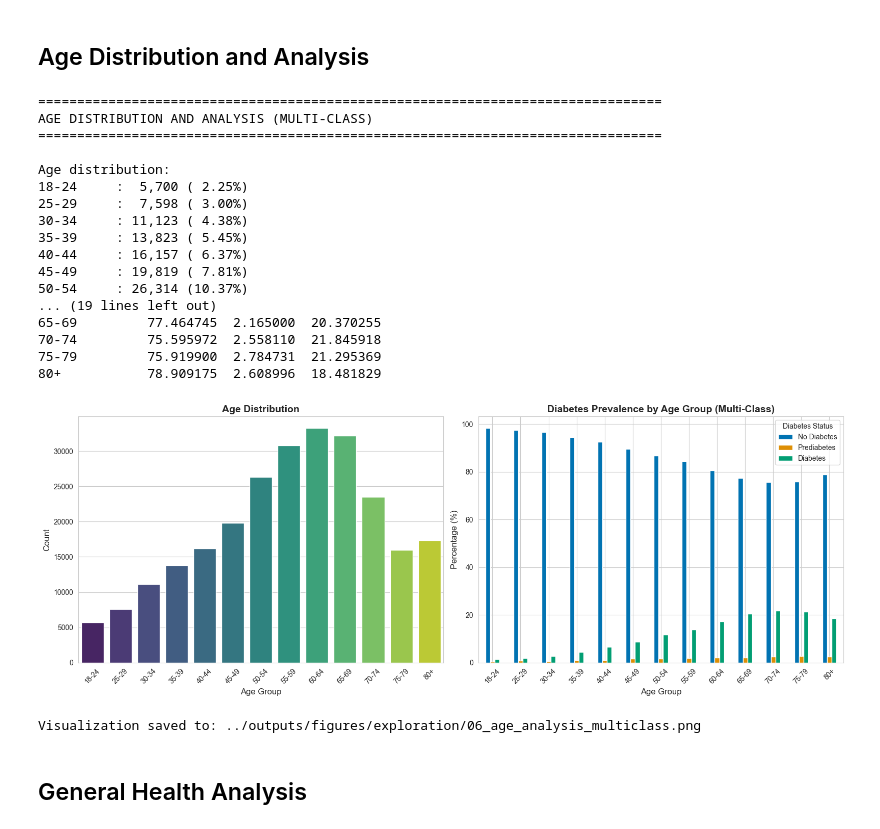
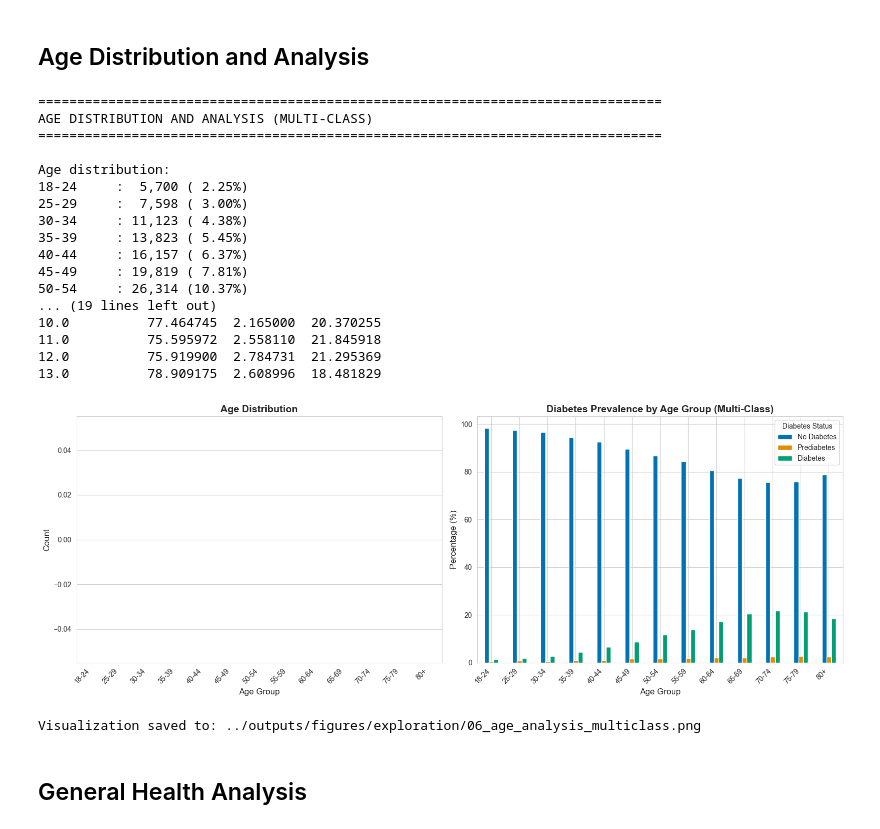
Before and after one commit to eyyuboeztuerk-arch/diabetes-multiclass-project, a Jupyter notebook: notebooks/01_exploration.ipynb, the cells around one changed output. Cells and saved outputs as stored; diff of their text form; code cells hidden in the pictures.

```diff
--- a/notebooks/01_exploration.ipynb
+++ b/notebooks/01_exploration.ipynb
@@ -837,27 +984,17 @@ print("\n" + "="*80)
 print("AGE DISTRIBUTION AND ANALYSIS (MULTI-CLASS)")
 print("="*80)
 
-# Age mapping
-age_mapping = {
-    1: '18-24', 2: '25-29', 3: '30-34', 4: '35-39',
-    5: '40-44', 6: '45-49', 7: '50-54', 8: '55-59',
-    9: '60-64', 10: '65-69', 11: '70-74', 12: '75-79',
-    13: '80+'
-}
-
-df['Age_Group'] = df['Age'].map(age_mapping)
-
 # Age distribution
-age_counts = df['Age_Group'].value_counts().sort_index()
-age_pct = df['Age_Group'].value_counts(normalize=True).sort_index() * 100
+age_counts = df['Age'].value_counts().sort_index()
+age_pct = df['Age'].value_counts(normalize=True).sort_index() * 100
 
 print("\nAge distribution:")
-for age_group in age_mapping.values():
-    if age_group in age_counts.index:
-        print(f"{age_group:10s}: {age_counts[age_group]:6,} ({age_pct[age_group]:5.2f}%)")
+for age_code in sorted(df['Age'].cat.categories.astype(int)):
+    if age_code in age_counts.index:
+        print(f"{LABEL_MAPPING['Age'][age_code]:10s}: {age_counts[age_code]:6,} ({age_pct[age_code]:5.2f}%)")
 
 # Diabetes prevalence by age (MULTI-CLASS)
-age_diabetes = pd.crosstab(df['Age_Group'], df['Diabetes_012'], normalize='index') * 100
+age_diabetes = pd.crosstab(df['Age'], df['Diabetes_012'], normalize='index') * 100
 
 print("\nDiabetes prevalence by age group (%):")
 print(age_diabetes)
@@ -875,41 +1012,39 @@ Age distribution:
 45-49     : 19,819 ( 7.81%)
 50-54     : 26,314 (10.37%)
 ... (19 lines left out)
-65-69         77.464745  2.165000  20.370255
-70-74         75.595972  2.558110  21.845918
-75-79         75.919900  2.784731  21.295369
-80+           78.909175  2.608996  18.481829
+10.0          77.464745  2.165000  20.370255
+11.0          75.595972  2.558110  21.845918
+12.0          75.919900  2.784731  21.295369
+13.0          78.909175  2.608996  18.481829
 # %%
 # Visualization (MULTI-CLASS)
 fig, axes = plt.subplots(1, 2, figsize=(16, 6))
 
 # Age distribution
-age_order = list(age_mapping.values())
-sns.countplot(data=df, x='Age_Group', order=age_order, ax=axes[0], palette='viridis')
+age_order = sorted(df['Age'].cat.categories.astype(int))
+sns.countplot(data=df, x='Age', order=age_order, ax=axes[0], palette='viridis')
 axes[0].set_title('Age Distribution', fontsize=14, fontweight='bold')
 axes[0].set_xlabel('Age Group', fontsize=12)
 axes[0].set_ylabel('Count', fontsize=12)
-axes[0].tick_params(axis='x', rotation=45)
+axes[0].set_xticklabels([LABEL_MAPPING['Age'][i] for i in age_order], rotation=45, ha='right')
 
 # Diabetes prevalence by age (MULTI-CLASS)
-age_diabetes_sorted = age_diabetes.reindex(age_order)
-age_diabetes_sorted.plot(kind='bar', ax=axes[1], color=colors_3class)
+age_diabetes_plot = pd.crosstab(df['Age'], df['Diabetes_012'], normalize='index') * 100
+age_diabetes_plot.plot(kind='bar', ax=axes[1], color=colors_3class)
 axes[1].set_title('Diabetes Prevalence by Age Group (Multi-Class)', fontsize=14, fontweight='bold')
 axes[1].set_xlabel('Age Group', fontsize=12)
 axes[1].set_ylabel('Percentage (%)', fontsize=12)
-axes[1].legend(['No Diabetes', 'Prediabetes', 'Diabetes'], title='Diabetes Status')
-axes[1].tick_params(axis='x', rotation=45)
+axes[1].legend([LABEL_MAPPING['Diabetes_012'][i] for i in sorted(df['Diabetes_012'].cat.categories.astype(int))],
+               title='Diabetes Status')
+axes[1].set_xticklabels([LABEL_MAPPING['Age'][i] for i in age_order], rotation=45, ha='right')
 
 plt.tight_layout()
 plt.savefig(f'{output_dir}/06_age_analysis_multiclass.png', dpi=300, bbox_inches='tight')
 plt.show()
 
 print(f"\nVisualization saved to: {output_dir}/06_age_analysis_multiclass.png")
-
-# Clean up temporary column
-df.drop('Age_Group', axis=1, inplace=True)
 # %% [output]
-[figure, old version]
+[figure, new version]
 Visualization saved to: ../outputs/figures/exploration/06_age_analysis_multiclass.png
 # %% [markdown]
 ## General Health Analysis
```
Also changed, not shown: parts of 16 cells of this notebook.
